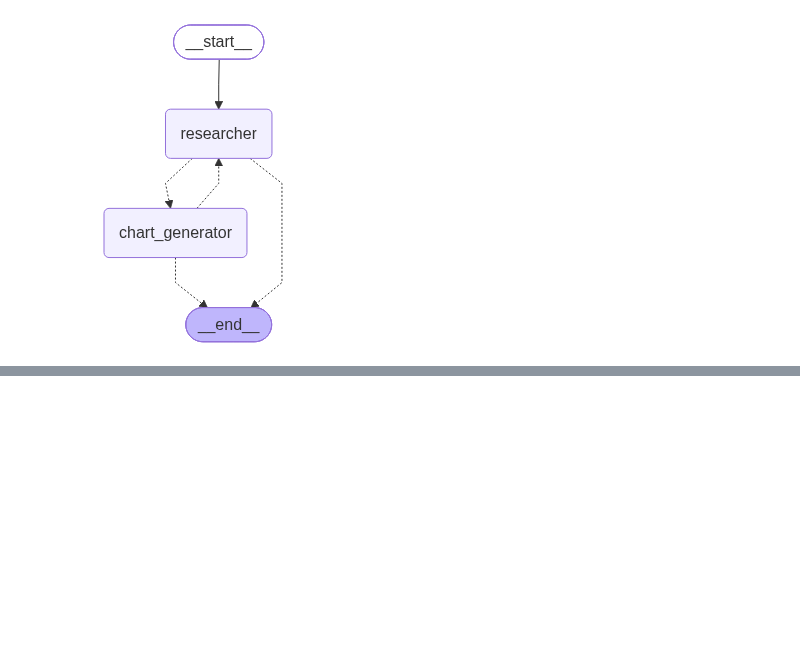
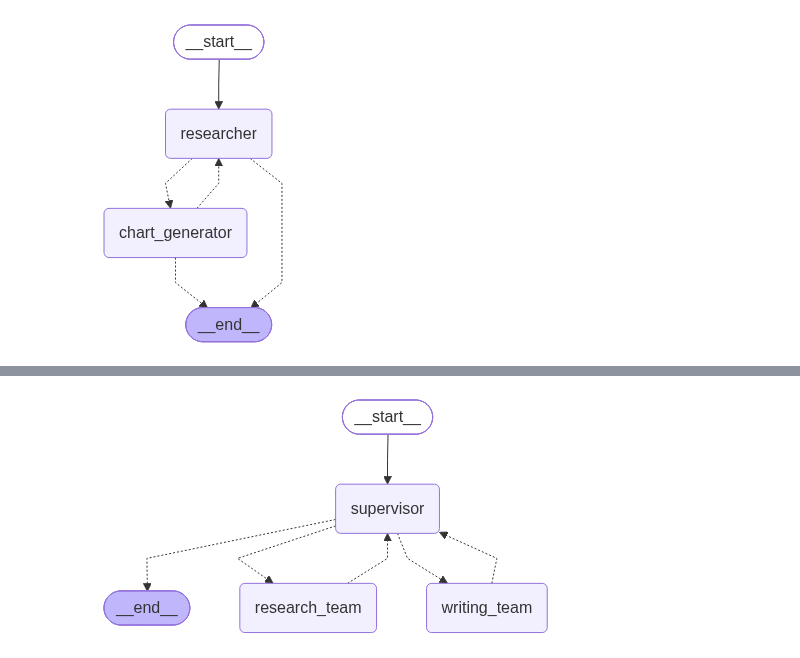
Before and after one commit to ehdals7328/agent-prg, a Jupyter notebook: ch04/ch04_Project.ipynb, the cells around one changed output, grey strips where cells are left out. Cells and saved outputs as stored; diff of their text form; code cells hidden in the pictures; blank space fills up the shorter version.

```diff
--- a/ch04/ch04_Project.ipynb
+++ b/ch04/ch04_Project.ipynb
@@ -125,0 +397,47 @@ Python REPL can execute arbitrary code. Use with caution.
+# %%
+# 7) 최상위 그래프 (팀 간 오케스트레이션)
+top_supervisor_node = make_supervisor_node(llm, ["research_team", "writing_team"])
+
+def call_research_team(state: State) -> Command[Literal["supervisor"]]:
+    """리서치팀 서브그래프 호출"""
+    # 마지막 메시지만 넘겨도 되지만, 필요하다면 전체 state["messages"]를 넘기는 설계로 바꿀 수 있음
+    response = research_graph.invoke({"messages":state["messages"][-1]})
+    return Command(
+        update={"messages":[HumanMessage(content=response["messages"][-1].content, name="research_team")]},
+        goto="supervisor",
+    )
+
+def call_paper_writing_team(state: State) -> Command[Literal["supervisor"]]:
+    """문서팀 서브그래프 호출"""
+    response = paper_writing_graph.invoke({"messages":state["messages"][-1]})
+    return Command(
+        update={"messages":[HumanMessage(content=response["messages"][-1].content, name="writing_team")]},
+        goto="supervisor",
+    )
+# %%
+# 최상위 그래프
+
+super_builder = StateGraph(State)
+super_builder.add_node("supervisor", top_supervisor_node)
+super_builder.add_node("research_team", call_research_team)
+super_builder.add_node("writing_team", call_paper_writing_team)
+
+super_builder.add_edge(START,"supervisor")
+super_builder.add_conditional_edges(
+    "supervisor",
+    route_from_supervisor,
+    {
+        "research_team":"research_team",
+        "writing_team":"writing_team",
+        END: END,
+    },
+)
+super_graph = super_builder.compile()
+
+# 다이어그램 표시
+try:
+    display(Image(super_graph.get_graph().draw_mermaid_png()))
+except Exception:
+    pass
+# %% [output]
+[figure, added]
```
Also changed, not shown: parts of 13 cells of this notebook, 4 other files.
